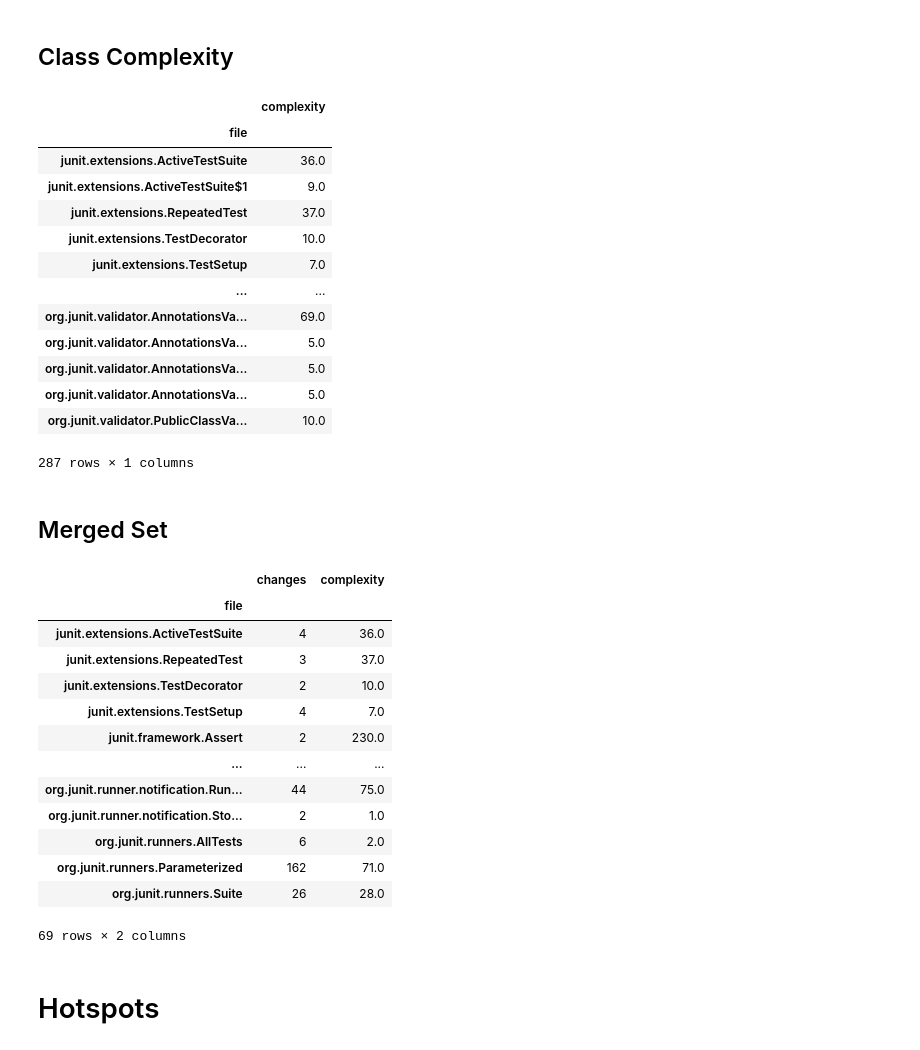
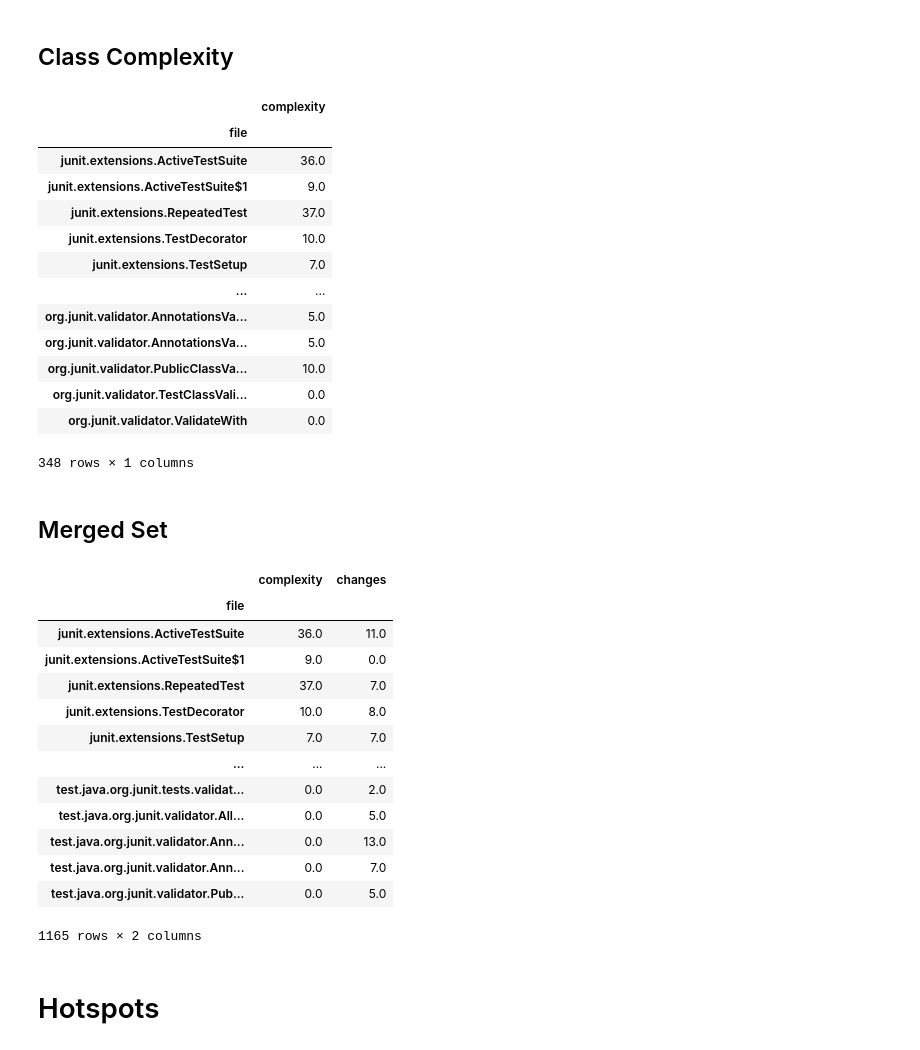
Before and after one commit to Bernardo-MG/jupyter-notebook-example, a Jupyter notebook: architecture/architecture_hotspots.ipynb, the cells around one changed output. Saved outputs shown, nothing was run; the diff lists cells and outputs as text; code cells hidden in the pictures.

```diff
--- a/architecture/architecture_hotspots.ipynb
+++ b/architecture/architecture_hotspots.ipynb
@@ -40,8 +83,6 @@ classes.head()
 class_change_count = history[history["fileType"] == "java"]
 class_change_count = class_change_count[["file", "package"]]
 
-# Removes classes without package
-class_change_count = class_change_count[class_change_count["package"] != ""]
 class_change_count = class_change_count[["file"]]
 class_change_count["file"] = class_change_count["file"].str.replace(r"^src/","")
 class_change_count["file"] = class_change_count["file"].str.replace("/",".")
@@ -53,6 +94,9 @@ class_change_count = class_change_count.reset_index(name="changes")
 class_change_count = class_change_count.sort_values("file")
 class_change_count = class_change_count.set_index("file")
 
+# Removes processed files
+class_change_count = class_change_count[~class_change_count.index.str.startswith("main.", na = False) ]
+
 class_change_count
 # %% [output]
 |  | changes |
@@ -84,7 +128,6 @@ classes["complexity"] = classes.apply(lambda x: getComplexity(x["lines"], x["cyc
 
 class_complexity = classes[["fullyQualifiedName", "complexity"]]
 class_complexity = class_complexity.rename(columns={'fullyQualifiedName': 'file'})
-class_complexity = class_complexity[class_complexity["complexity"] != 0]
 class_complexity = class_complexity.sort_values("file")
 class_complexity = class_complexity.groupby(["file"]).sum()
 
@@ -98,31 +141,32 @@ class_complexity
 | junit.extensions.TestDecorator | 10.0 |
 | junit.extensions.TestSetup | 7.0 |
 | ... | ... |
-| org.junit.validator.AnnotationsVa... | 69.0 |
-| org.junit.validator.AnnotationsVa... | 5.0 |
 | org.junit.validator.AnnotationsVa... | 5.0 |
 | org.junit.validator.AnnotationsVa... | 5.0 |
 | org.junit.validator.PublicClassVa... | 10.0 |
+| org.junit.validator.TestClassVali... | 0.0 |
+| org.junit.validator.ValidateWith | 0.0 |
-287 rows × 1 columns
+348 rows × 1 columns
 # %% [markdown]
 ## Merged Set
 # %%
-class_hotspots = pd.merge(class_change_count, class_complexity, on='file')
+class_hotspots = pd.merge(class_complexity, class_change_count, on='file', how='outer')
+class_hotspots = class_hotspots.fillna(0)
 class_hotspots
 # %% [output]
-|  | changes | complexity |
+|  | complexity | changes |
 | file |  |  |
-| junit.extensions.ActiveTestSuite | 4 | 36.0 |
-| junit.extensions.RepeatedTest | 3 | 37.0 |
-| junit.extensions.TestDecorator | 2 | 10.0 |
-| junit.extensions.TestSetup | 4 | 7.0 |
-| junit.framework.Assert | 2 | 230.0 |
+| junit.extensions.ActiveTestSuite | 36.0 | 11.0 |
+| junit.extensions.ActiveTestSuite$1 | 9.0 | 0.0 |
+| junit.extensions.RepeatedTest | 37.0 | 7.0 |
+| junit.extensions.TestDecorator | 10.0 | 8.0 |
+| junit.extensions.TestSetup | 7.0 | 7.0 |
 | ... | ... | ... |
-| org.junit.runner.notification.Run... | 44 | 75.0 |
-| org.junit.runner.notification.Sto... | 2 | 1.0 |
-| org.junit.runners.AllTests | 6 | 2.0 |
-| org.junit.runners.Parameterized | 162 | 71.0 |
-| org.junit.runners.Suite | 26 | 28.0 |
+| test.java.org.junit.tests.validat... | 0.0 | 2.0 |
+| test.java.org.junit.validator.All... | 0.0 | 5.0 |
+| test.java.org.junit.validator.Ann... | 0.0 | 13.0 |
+| test.java.org.junit.validator.Ann... | 0.0 | 7.0 |
+| test.java.org.junit.validator.Pub... | 0.0 | 5.0 |
-69 rows × 2 columns
+1165 rows × 2 columns
 # %% [markdown]
 # Hotspots
```
Also changed, not shown: parts of 5 cells of this notebook, 1 other file.
